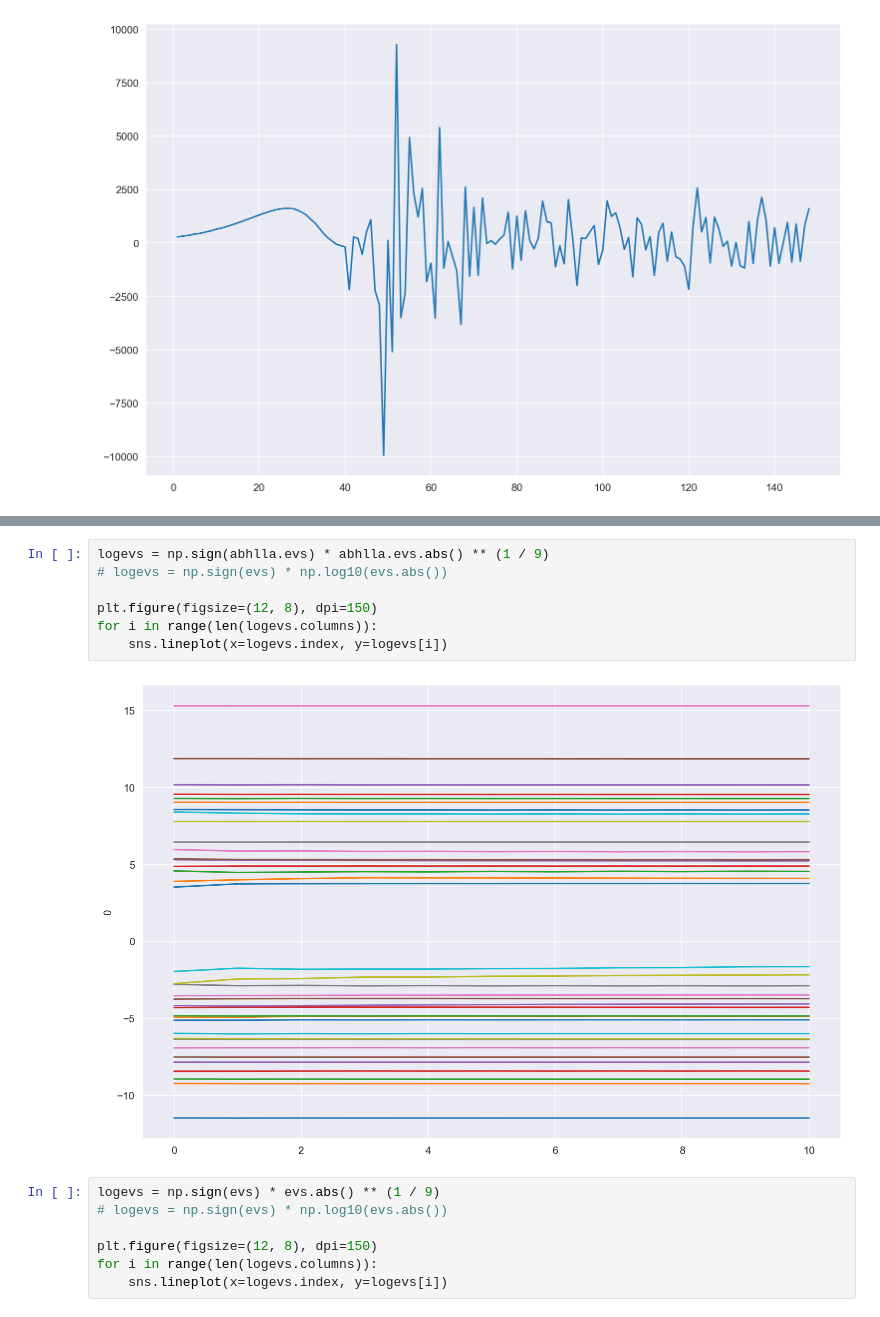
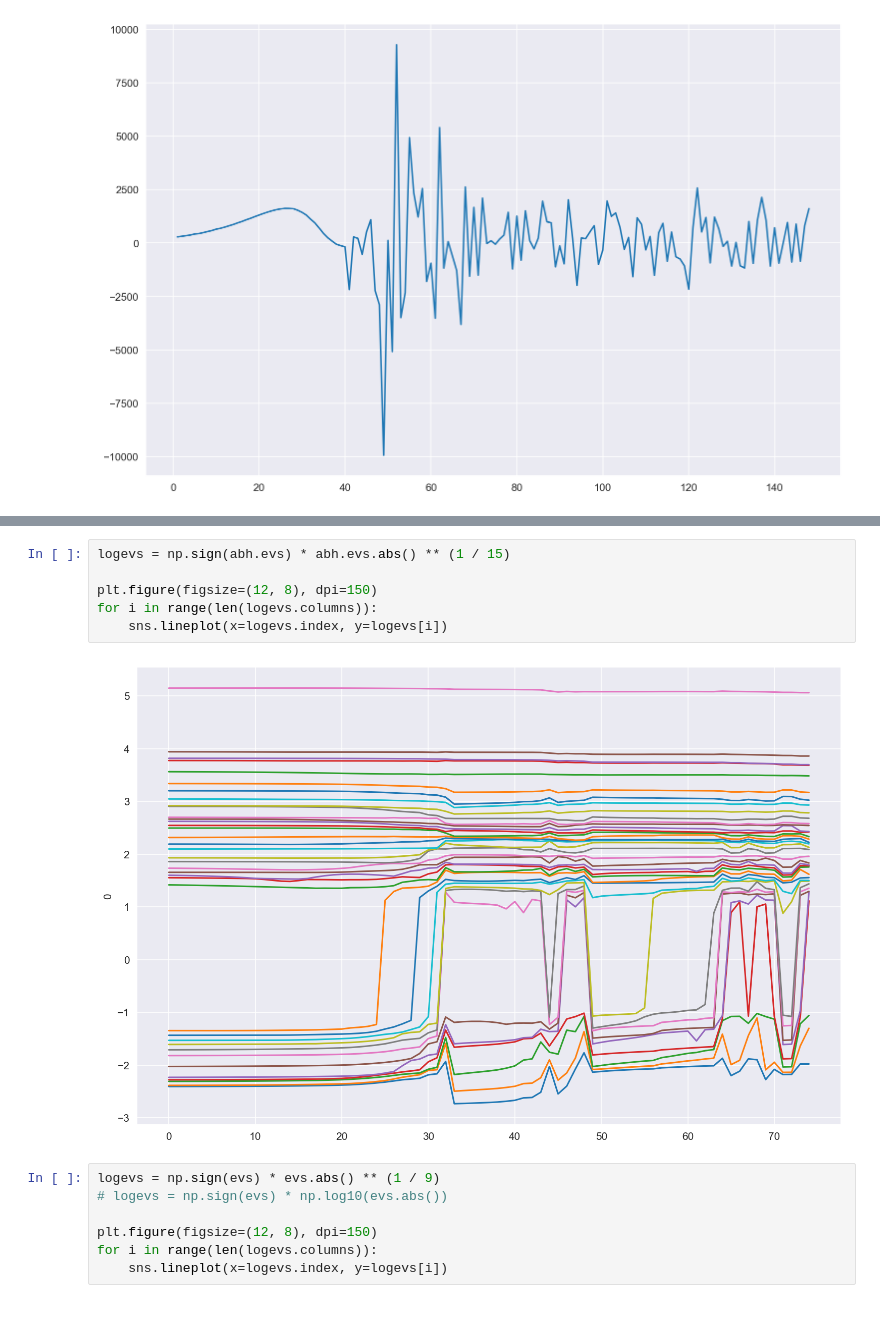
Before and after one commit to BluSteve/STYau122, a Jupyter notebook: python/styau/Analysis.ipynb, the cells around one changed output, grey strips where cells are left out. Saved outputs shown, nothing was run; the diff lists cells and outputs as text.

```diff
--- a/python/styau/Analysis.ipynb
+++ b/python/styau/Analysis.ipynb
@@ -136,14 +155,13 @@ abhlla.evs
 | 148 | -3.448888e+09 | -4.934745e+08 | -3.689587e+08 | -2.128024e+08 | -1.133380e+08 | -7.679549e+07 | -3.590744e+07 | -1.736846e+07 | -1.632767e+07 | -9.865348e+06 | -2.282698e+06 | ... |
 | 149 | -3.449008e+09 | -4.933615e+08 | -3.689077e+08 | -2.121031e+08 | -1.133062e+08 | -7.674826e+07 | -3.585132e+07 | -1.736414e+07 | -1.633388e+07 | -9.866450e+06 | -2.280780e+06 | ... |
 # %%
-logevs = np.sign(abhlla.evs) * abhlla.evs.abs() ** (1 / 9)
-# logevs = np.sign(evs) * np.log10(evs.abs())
+logevs = np.sign(abh.evs) * abh.evs.abs() ** (1 / 15)
 
 plt.figure(figsize=(12, 8), dpi=150)
 for i in range(len(logevs.columns)):
     sns.lineplot(x=logevs.index, y=logevs[i])
 # %% [output]
-[figure, old version]
+[figure, new version]
 # %%
 logevs = np.sign(evs) * evs.abs() ** (1 / 9)
 # logevs = np.sign(evs) * np.log10(evs.abs())
```
Also changed, not shown: parts of 4 cells of this notebook, 1 other file.
